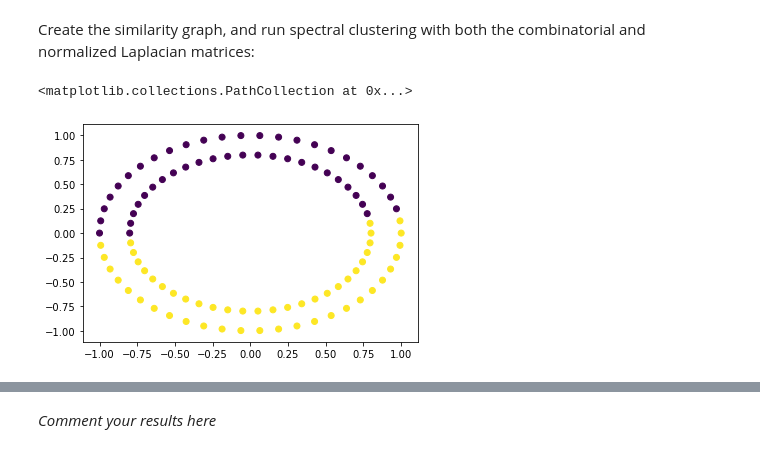
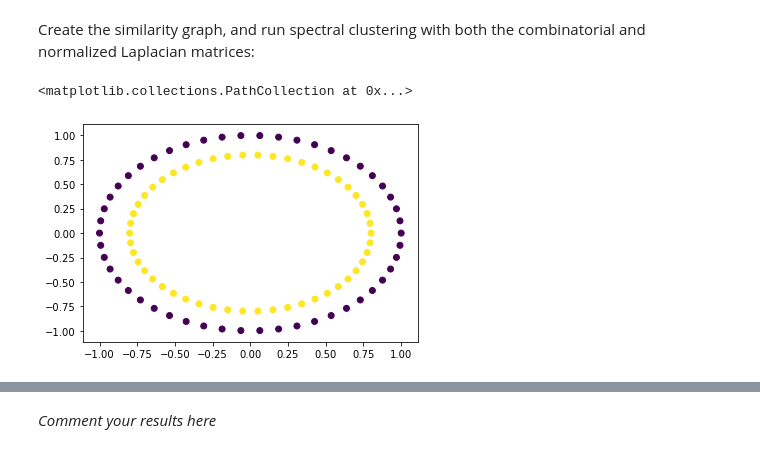
Before and after one commit to alielabridi/NTDS_2019, a Jupyter notebook: assignments/2_learning_with_graphs_tariq.ipynb, the cells around one changed output, grey strips where cells are left out. Saved outputs shown, nothing was run; the diff lists cells and outputs as text; code cells hidden in the pictures.

```diff
--- a/assignments/2_learning_with_graphs_tariq.ipynb
+++ b/assignments/2_learning_with_graphs_tariq.ipynb
@@ -298,12 +298,10 @@ plt.scatter(X_circles[:, 0], X_circles[:, 1], c=predictions)
 # %% [markdown]
 Create the similarity graph, and run spectral clustering with both the combinatorial and normalized Laplacian matrices:
 # %%
-similarity_graph = epsilon_similarity_graph(X=X_circles, sigma=0.3, epsilon=0.5)
+similarity_graph = epsilon_similarity_graph(X=X_circles, sigma=0.1, epsilon=0.3)
 spectral_clustering_circles_comb = SpectralClustering(n_classes=2, normalize=False)
-spectral_clustering_circles_norm = SpectralClustering(n_classes=2, normalize=True)
 laplacian_comb_pred = spectral_clustering_circles_comb.fit_predict(similarity_graph)
-laplacian_norm_pred = spectral_clustering_circles_norm.fit_predict(similarity_graph)
 plt.scatter(X_circles[:, 0], X_circles[:, 1], c=laplacian_comb_pred)
 # %% [output]
 <matplotlib.collections.PathCollection at 0x...>
-[figure, old version]
+[figure, new version]
```
Also changed, not shown: parts of 2 cells of this notebook.
